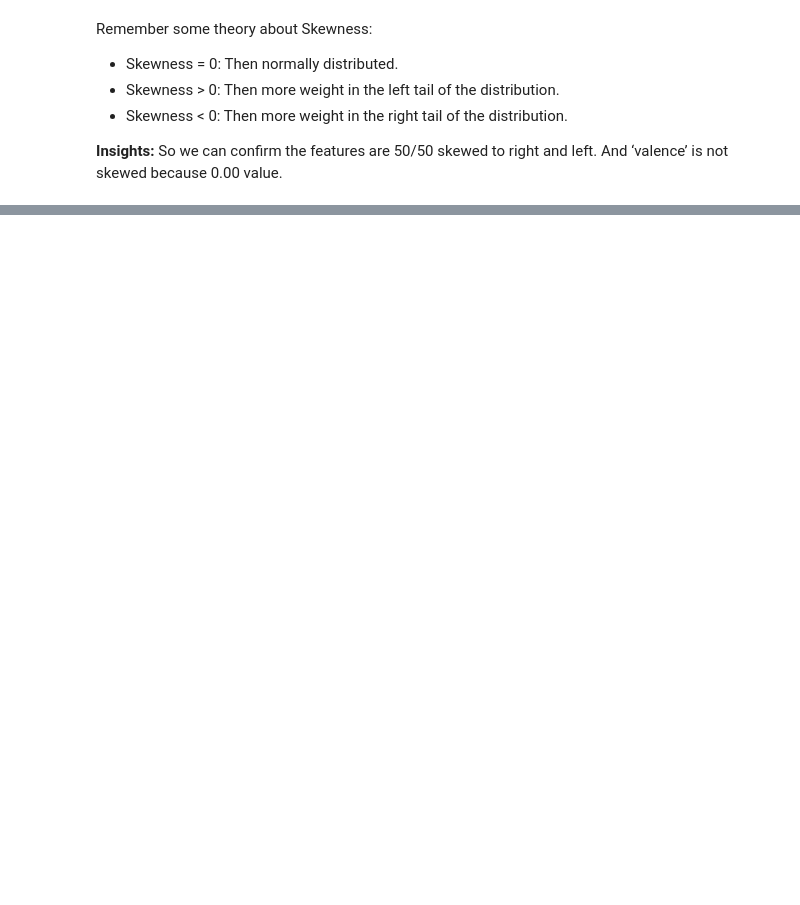
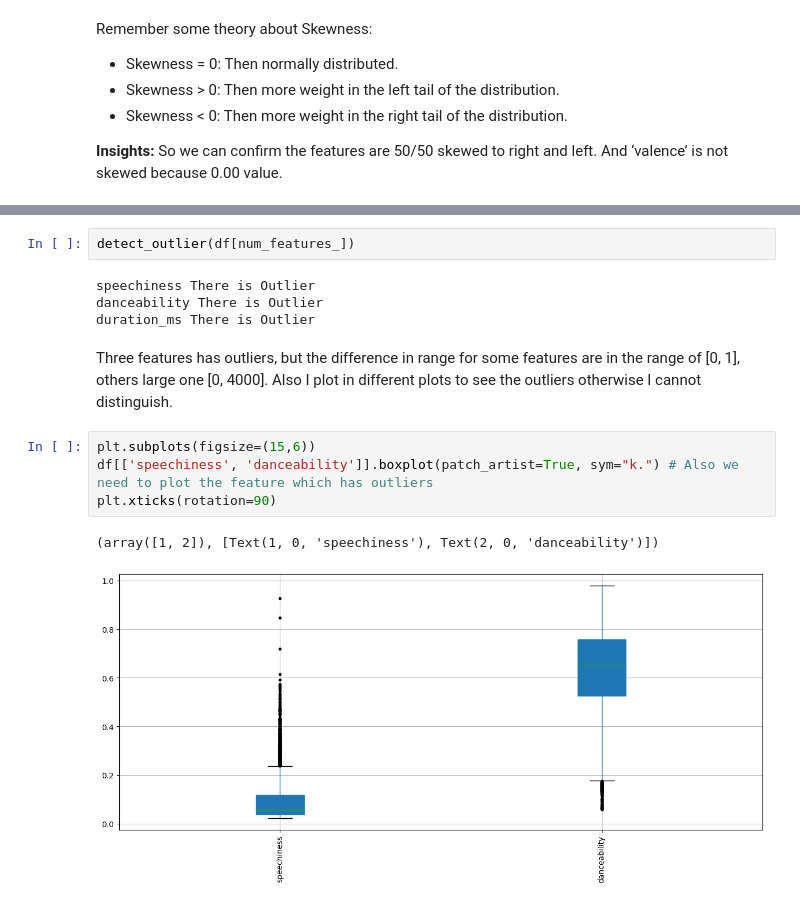
Before and after one commit to yonkeenn/EDA, a Jupyter notebook: EDA.ipynb, the cells around one changed output, grey strips where cells are left out. Drawn from its saved outputs; the diff is of its cells as text; blank space fills up the shorter version.

```diff
--- a/EDA.ipynb
+++ b/EDA.ipynb
@@ -368,0 +464,15 @@ Remember some theory about Skewness:
+# %%
+detect_outlier(df[num_features_])
+# %% [output]
+speechiness There is Outlier
+danceability There is Outlier
+duration_ms There is Outlier
+# %% [markdown]
+Three features has outliers, but the difference in range for some features are in the range of [0, 1], others large one [0, 4000]. Also I plot in different plots to see the outliers otherwise I cannot distinguish.
+# %%
+plt.subplots(figsize=(15,6))
+df[['speechiness', 'danceability']].boxplot(patch_artist=True, sym="k.") # Also we need to plot the feature which has outliers
+plt.xticks(rotation=90)
+# %% [output]
+(array([1, 2]), [Text(1, 0, 'speechiness'), Text(2, 0, 'danceability')])
+[figure, added]
```
Also changed, not shown: parts of 18 cells of this notebook.
